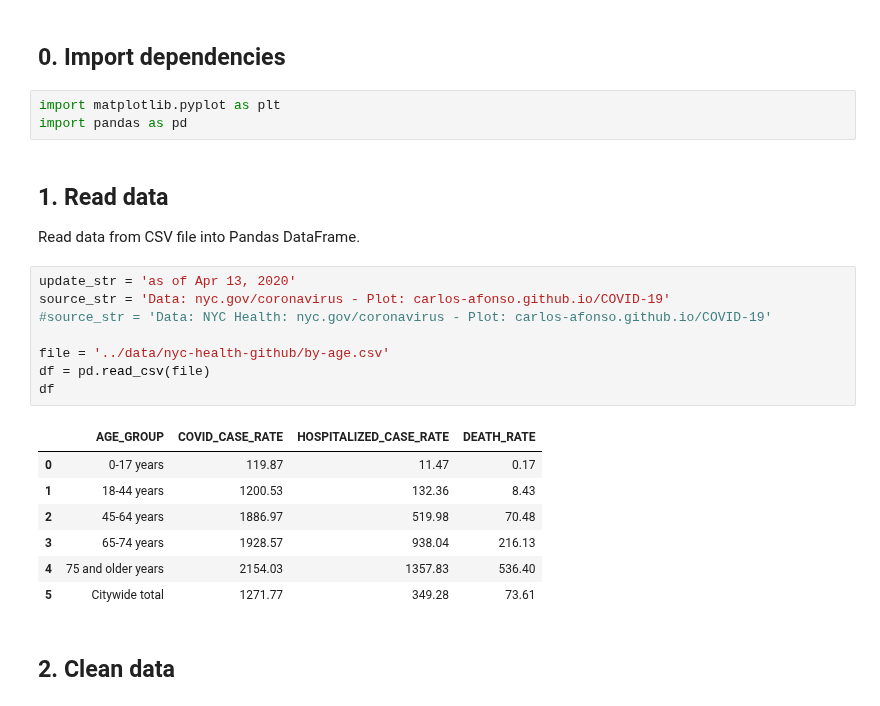
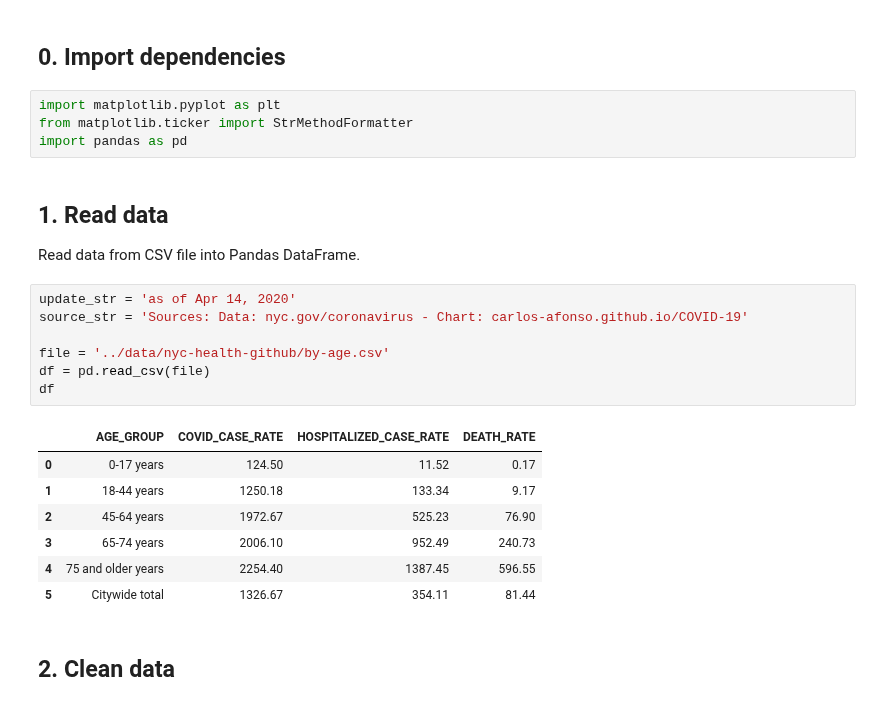
Before and after one commit to carlos-afonso/COVID-19, a Jupyter notebook: notebooks/nyc-covid-19-by-age.ipynb, the cells around one changed output. Cells and saved outputs as stored; diff of their text form.

```diff
--- a/notebooks/nyc-covid-19-by-age.ipynb
+++ b/notebooks/nyc-covid-19-by-age.ipynb
@@ -4,27 +4,27 @@
 ## 0. Import dependencies
 # %%
 import matplotlib.pyplot as plt
+from matplotlib.ticker import StrMethodFormatter
 import pandas as pd
 # %% [markdown]
 ## 1. Read data
 
 Read data from CSV file into Pandas DataFrame.
 # %%
-update_str = 'as of Apr 13, 2020'
-source_str = 'Data: nyc.gov/coronavirus - Plot: carlos-afonso.github.io/COVID-19'
-#source_str = 'Data: NYC Health: nyc.gov/coronavirus - Plot: carlos-afonso.github.io/COVID-19'
+update_str = 'as of Apr 14, 2020'
+source_str = 'Sources: Data: nyc.gov/coronavirus - Chart: carlos-afonso.github.io/COVID-19'
 
 file = '../data/nyc-health-github/by-age.csv'
 df = pd.read_csv(file)
 df
 # %% [output]
 |  | AGE_GROUP | COVID_CASE_RATE | HOSPITALIZED_CASE_RATE | DEATH_RATE |
-| 0 | 0-17 years | 119.87 | 11.47 | 0.17 |
-| 1 | 18-44 years | 1200.53 | 132.36 | 8.43 |
-| 2 | 45-64 years | 1886.97 | 519.98 | 70.48 |
-| 3 | 65-74 years | 1928.57 | 938.04 | 216.13 |
-| 4 | 75 and older years | 2154.03 | 1357.83 | 536.40 |
-| 5 | Citywide total | 1271.77 | 349.28 | 73.61 |
+| 0 | 0-17 years | 124.50 | 11.52 | 0.17 |
+| 1 | 18-44 years | 1250.18 | 133.34 | 9.17 |
+| 2 | 45-64 years | 1972.67 | 525.23 | 76.90 |
+| 3 | 65-74 years | 2006.10 | 952.49 | 240.73 |
+| 4 | 75 and older years | 2254.40 | 1387.45 | 596.55 |
+| 5 | Citywide total | 1326.67 | 354.11 | 81.44 |
 # %% [markdown]
 ## 2. Clean data
 # %%
```
Also changed, not shown: parts of 2 cells of this notebook, 2 other files.
